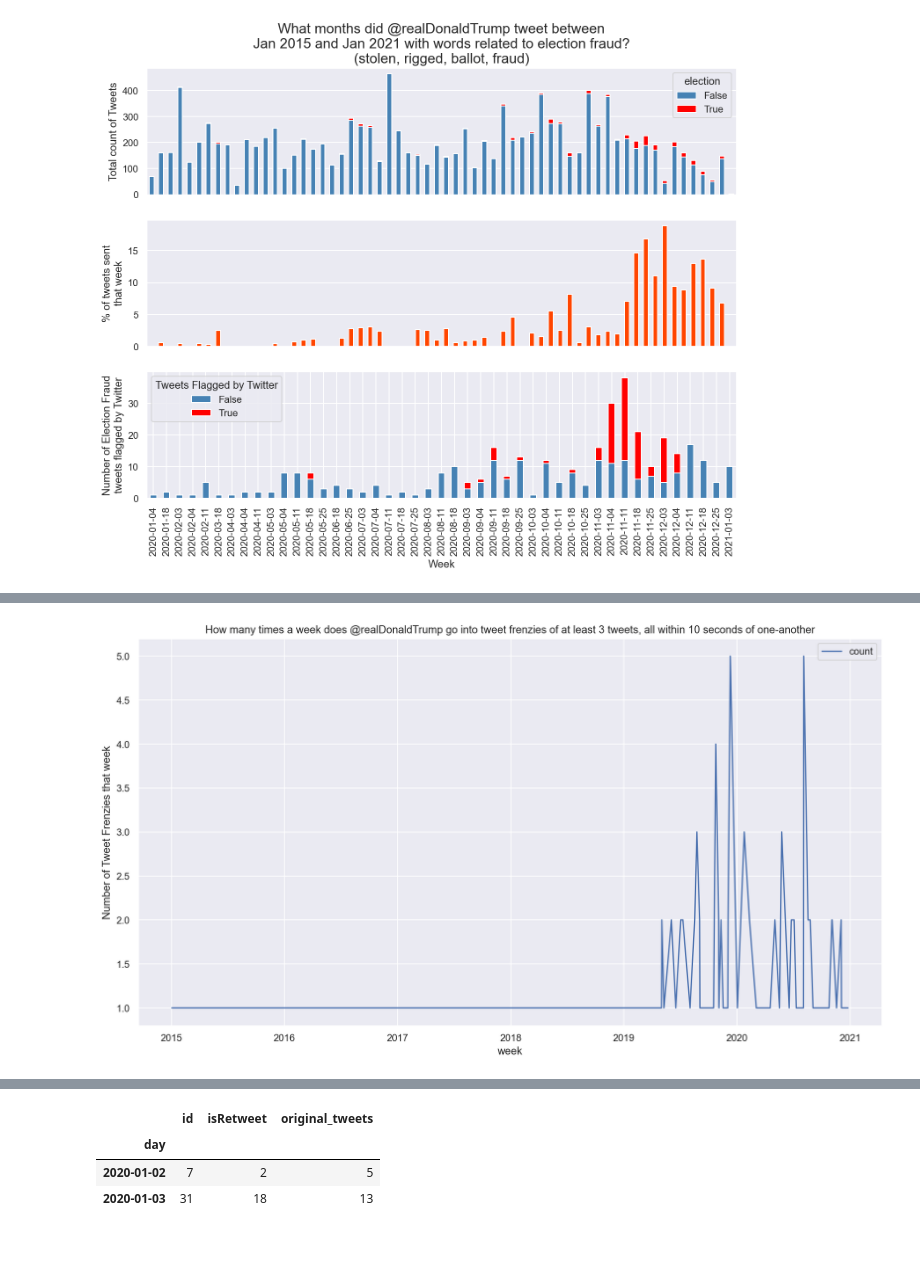
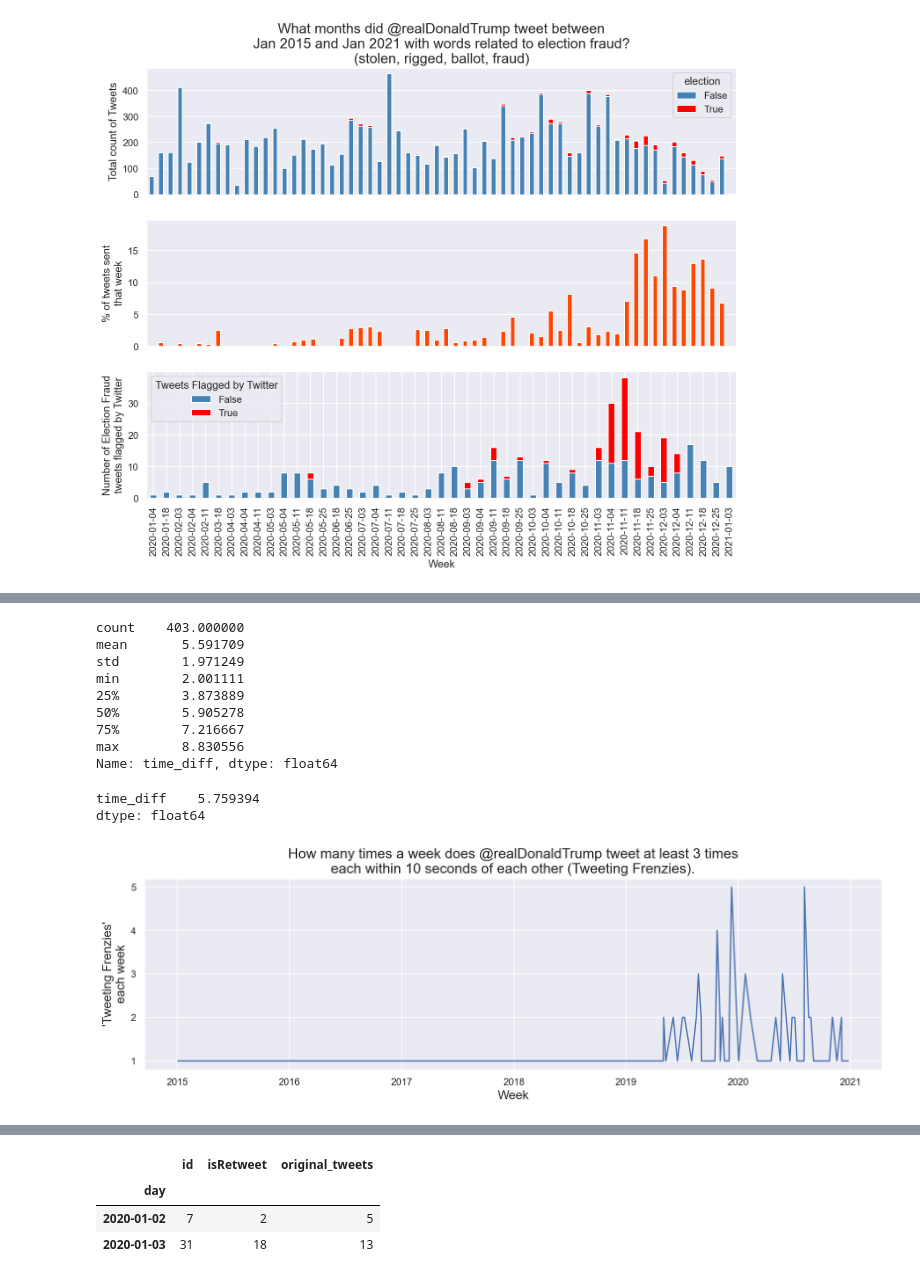
Before and after one commit to Project-EPIC/post-mortem-rdt, a Jupyter notebook: Plotting @realDonaldTrump's Tweets-2020.ipynb, the cells around one changed output, grey strips where cells are left out. Drawn from its saved outputs; the diff is of its cells as text; code cells hidden in the pictures; blank space fills up the shorter version.

```diff
--- a/Plotting @realDonaldTrump's Tweets-2020.ipynb
+++ b/Plotting @realDonaldTrump's Tweets-2020.ipynb
@@ -435,7 +511,29 @@ frenzies = pd.DataFrame(frenzies)
+# %%
+tmp[(tmp.time_diff < 9) &
+         (tmp.time_diff > 2)].time_diff.describe()
+# %% [output]
+count    403.000000
+mean       5.591709
+std        1.971249
+min        2.001111
+25%        3.873889
+50%        5.905278
+75%        7.216667
+max        8.830556
+Name: time_diff, dtype: float64
+# %%
+tmp[(tmp.time_diff < 9) &
+         (tmp.time_diff > 2)].groupby('day').aggregate({'time_diff':'max'}
+            ).mean()
+# %% [output]
+time_diff    5.759394
+dtype: float64
 # %%
-ax = frenzies[frenzies['count']>2].groupby('week').aggregate({"count":"count"}).plot(figsize=(15,8))
-ax.set_ylabel("Number of Tweet Frenzies that week")
-# ax.set_xlabel("Week")
-ax.set_title("How many times a week does @realDonaldTrump go into tweet frenzies of at least 3 tweets, all within 10 seconds of one-another");
+ax = frenzies[frenzies['count']>2].groupby('week').aggregate({"count":"count"}
+    ).plot(figsize=(15,4), legend=None)
+ax.set_ylabel("'Tweeting Frenzies'\neach week", fontsize=14)
+ax.set_xlabel("Week", fontsize="14")
+ax.set_yticks([1,2,3,4,5])
+ax.set_title("How many times a week does @realDonaldTrump tweet at least 3 times\neach within 10 seconds of each other (Tweeting Frenzies).", fontsize=16);
 # %% [output]
-[figure, old version]
+[figure, new version]
```
Also changed, not shown: parts of 7 cells of this notebook.
